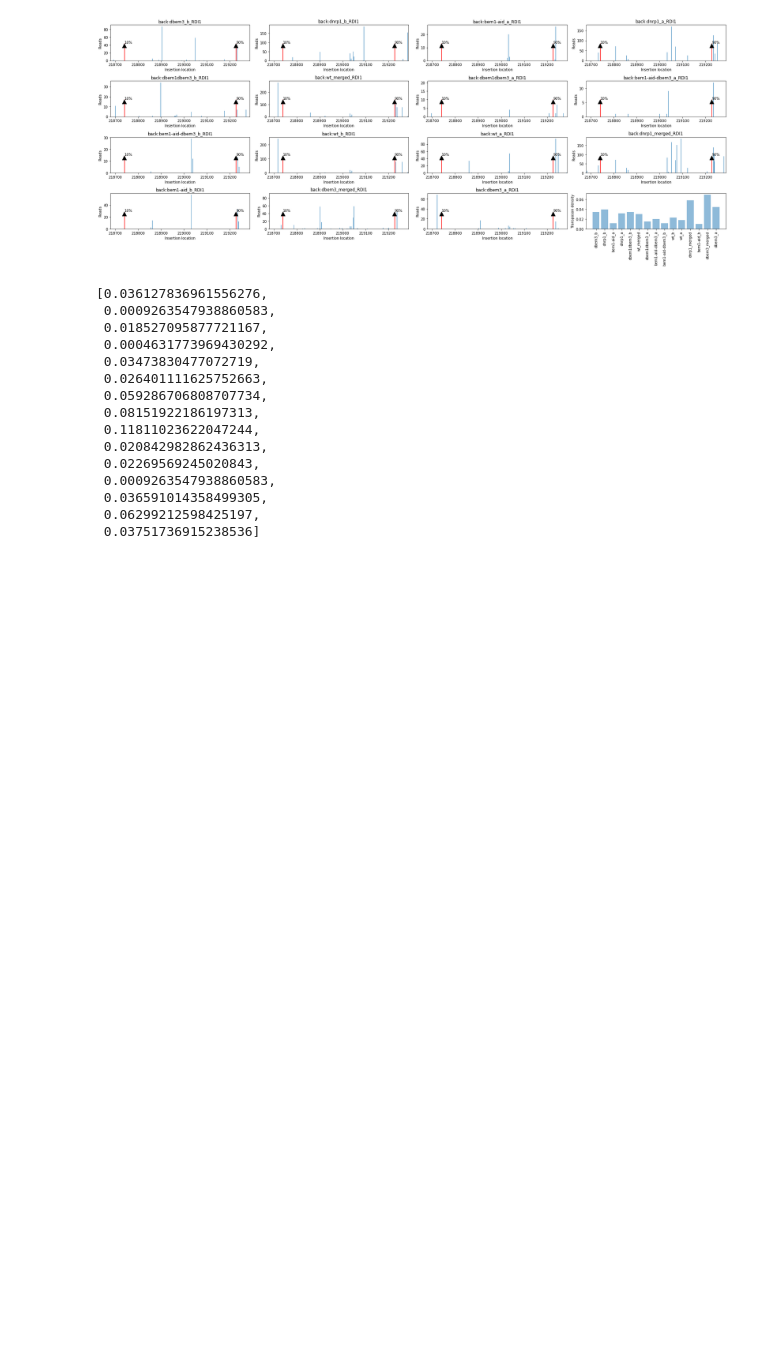
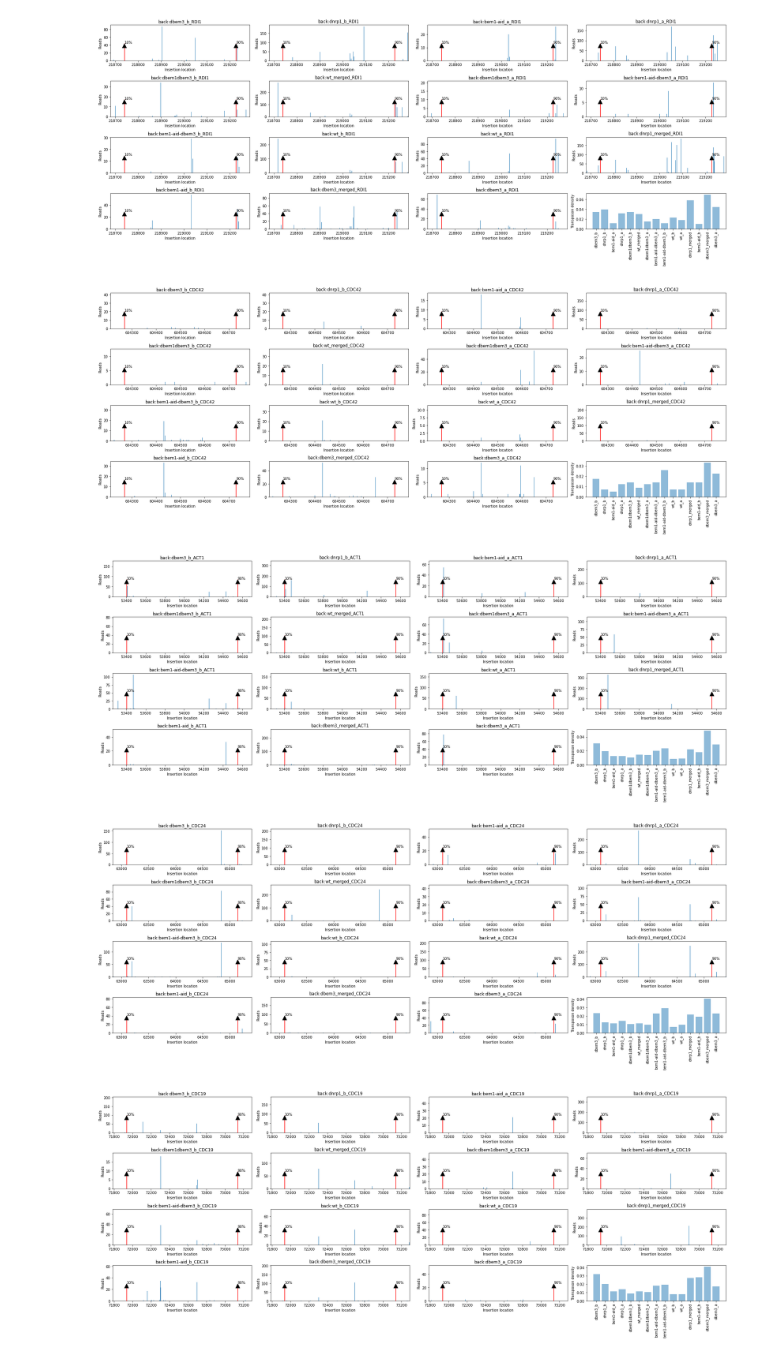
Before and after one commit to SATAY-LL/comparative-analysis-among-strains, a Jupyter notebook: src/analysis_individual_genes.ipynb, the cells around one changed output. Saved outputs shown, nothing was run; the diff lists cells and outputs as text; code cells hidden in the pictures; blank space fills up the shorter version.

```diff
--- a/src/analysis_individual_genes.ipynb
+++ b/src/analysis_individual_genes.ipynb
@@ -167,21 +167,3 @@ figure,density_array=plot_reads_per_insertion_location("RDI1",keys)
 #figure.savefig("../figures/reads_per_insertion_location_BEM3.png")
 # %% [output]
 [figure]
-# %%
-density_array
-# %% [output]
-[0.036127836961556276,
- 0.0009263547938860583,
- 0.018527095877721167,
- 0.0004631773969430292,
- 0.03473830477072719,
- 0.026401111625752663,
- 0.059286706808707734,
- 0.08151922186197313,
- 0.11811023622047244,
- 0.020842982862436313,
- 0.02269569245020843,
- 0.0009263547938860583,
- 0.036591014358499305,
- 0.06299212598425197,
- 0.03751736915238536]
@@ -191,0 +170,13 @@ density_array
+# %%
+## Plot reads per tranposons over the genes in essential genes
+
+essential_genes=["CDC42","ACT1","CDC24", "CDC19","CDC15","MAK16"]
+
+for genes in essential_genes:
+    figure,density_array=plot_reads_per_insertion_location(genes,keys)
+    #figure.savefig("../figures/reads_per_insertion_location_"+genes+".png")
+# %% [output]
+[figure, added]
+[figure, added]
+[figure, added]
+[figure, added]
```
Also changed, not shown: parts of 2 cells of this notebook.
